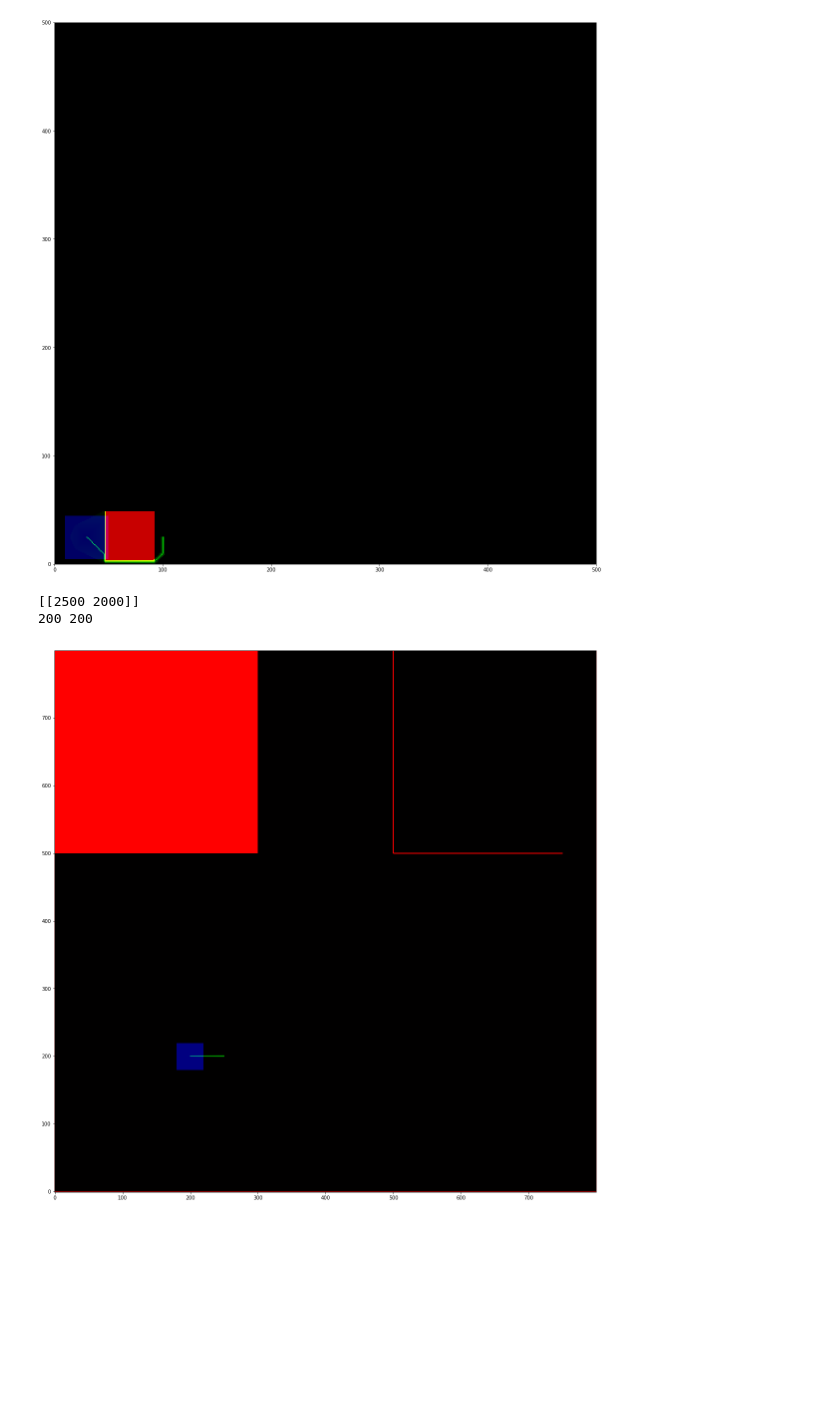
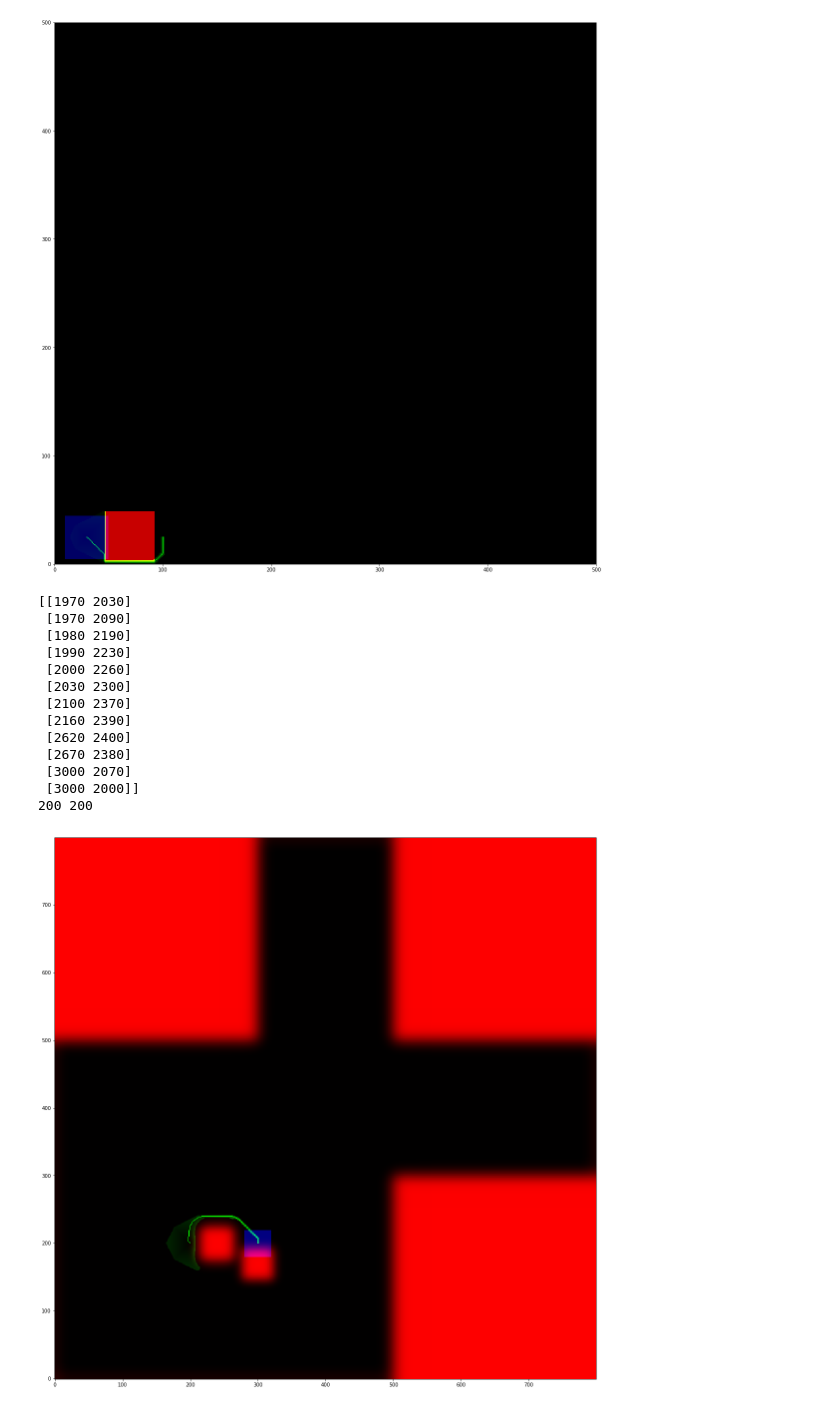
Before and after one commit to Guilhem74/STI_Robotic_Competition_Software, a Jupyter notebook: Architecture/main.ipynb, the cells around one changed output. Drawn from its saved outputs; the diff is of its cells as text; code cells hidden in the pictures; blank space fills up the shorter version.

Commit message:
Clean code MAP
¨replace new_item and map_item by new_obstacle and new_bottle

-new_obstacle(robot, "FRONT")

```diff
--- a/Architecture/main.ipynb
+++ b/Architecture/main.ipynb
@@ -172,26 +172,42 @@ while(buf_broadcast):
 # %%
 import robot as Robot
 from Astar import *
 from map import *
 import numpy as np
 import matplotlib.pyplot as plt
 from parse import *
 %matplotlib inline
 mapper = Map()
 robot = Robot.robot(2000,2000,0)
 
-#mapper.new_item("obstacle",  robot, "FRONT")
+mapper.new_obstacle( robot, "FRONT")
+
 grid_updated=mapper.map()
 Get_Pos=robot.get_position()
-path, cost , G = AStarSearch((Get_Pos[0],Get_Pos[1]), (2500,2000), grid_updated)
+path, cost , G = AStarSearch((Get_Pos[0],Get_Pos[1]), (3000,2000), grid_updated)
 checkpoint = find_vertice(path)
 print(checkpoint)
 print(robot.x,robot.y)
+robot.set_position(3000,2000,0)
+mapper.new_obstacle(robot, "RIGHT")
+
+
 mapper.display(G,path,robot)
 # %% [output]
-[[2500 2000]]
+[[1970 2030]
+ [1970 2090]
+ [1980 2190]
+ [1990 2230]
+ [2000 2260]
+ [2030 2300]
+ [2100 2370]
+ [2160 2390]
+ [2620 2400]
+ [2670 2380]
+ [3000 2070]
+ [3000 2000]]
 200 200
-[figure, old version]
+[figure, new version]
 # %%
 def Test(x):
     x[0]=2
```
Also changed, not shown: 1 other file.
